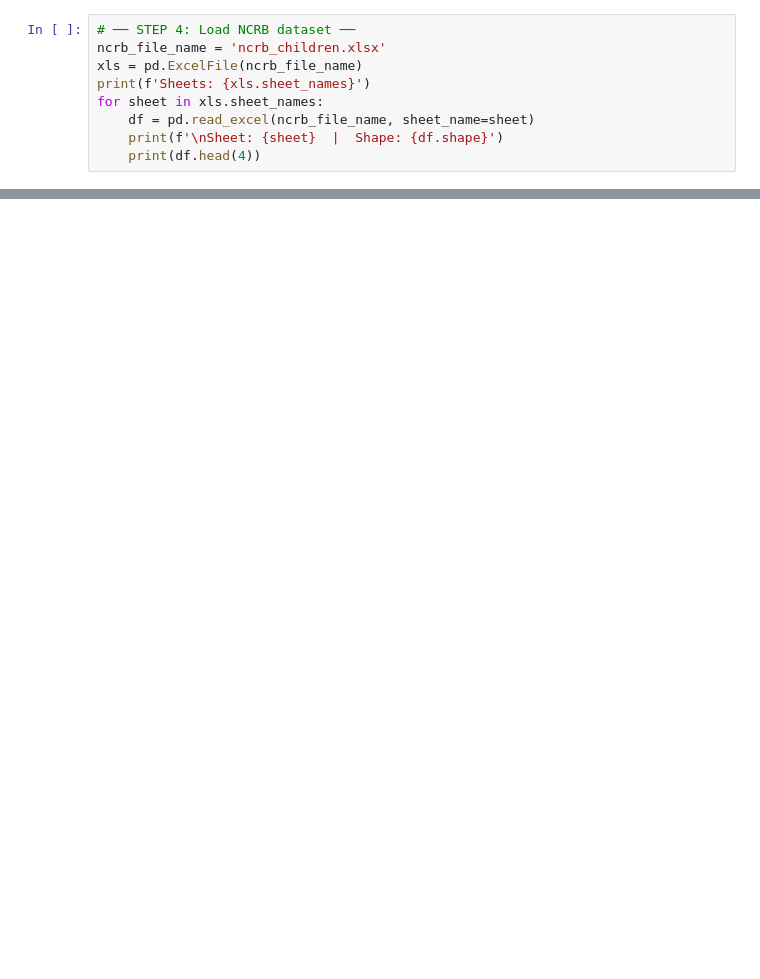
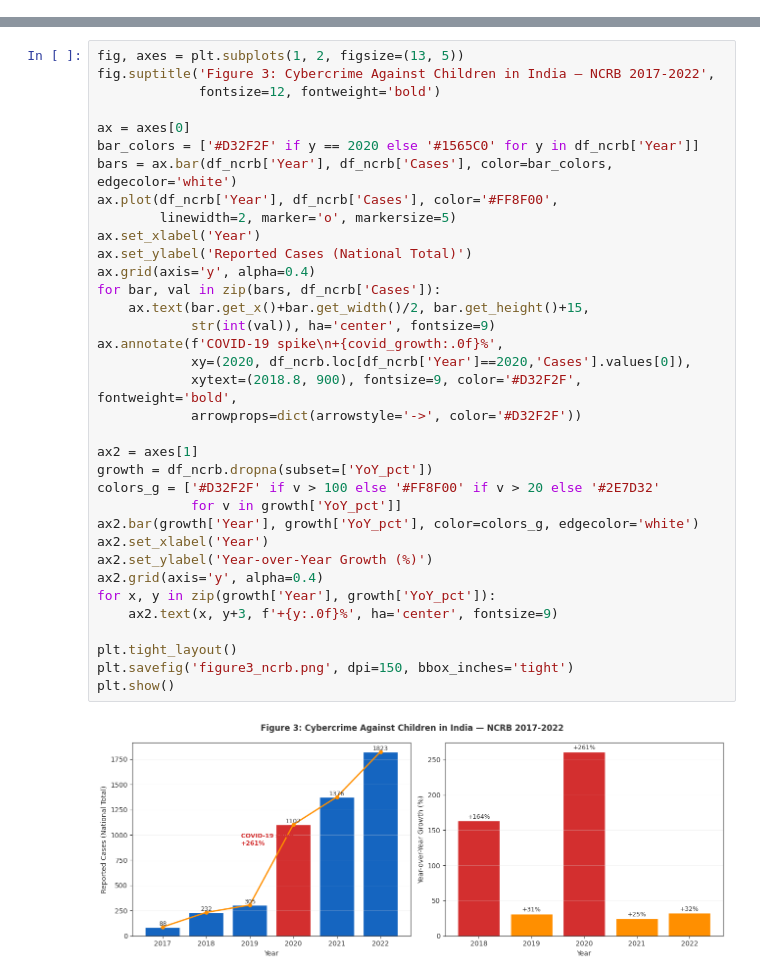
Before and after one commit to abhiprd2000/axiom-os-research, a Jupyter notebook: axiom_data_analysis.ipynb, the cells around one changed output, grey strips where cells are left out. Saved outputs shown, nothing was run; the diff lists cells and outputs as text; blank space fills up the shorter version.

```diff
--- a/axiom_data_analysis.ipynb
+++ b/axiom_data_analysis.ipynb
@@ -453,9 +0,0 @@ KEY FINDING: android 10 has 3 high/critical CVEs vs 3 for android 10 (1.0x more
-# %%
-# ── STEP 4: Load NCRB dataset ──
-ncrb_file_name = 'ncrb_children.xlsx'
-xls = pd.ExcelFile(ncrb_file_name)
-print(f'Sheets: {xls.sheet_names}')
-for sheet in xls.sheet_names:
-    df = pd.read_excel(ncrb_file_name, sheet_name=sheet)
-    print(f'\nSheet: {sheet}  |  Shape: {df.shape}')
-    print(df.head(4))
@@ -835,0 +252,37 @@ STEP 2 — Android Fragmentation (Statcounter, real market data)
+# %%
+fig, axes = plt.subplots(1, 2, figsize=(13, 5))
+fig.suptitle('Figure 3: Cybercrime Against Children in India — NCRB 2017-2022',
+             fontsize=12, fontweight='bold')
+
+ax = axes[0]
+bar_colors = ['#D32F2F' if y == 2020 else '#1565C0' for y in df_ncrb['Year']]
+bars = ax.bar(df_ncrb['Year'], df_ncrb['Cases'], color=bar_colors, edgecolor='white')
+ax.plot(df_ncrb['Year'], df_ncrb['Cases'], color='#FF8F00',
+        linewidth=2, marker='o', markersize=5)
+ax.set_xlabel('Year')
+ax.set_ylabel('Reported Cases (National Total)')
+ax.grid(axis='y', alpha=0.4)
+for bar, val in zip(bars, df_ncrb['Cases']):
+    ax.text(bar.get_x()+bar.get_width()/2, bar.get_height()+15,
+            str(int(val)), ha='center', fontsize=9)
+ax.annotate(f'COVID-19 spike\n+{covid_growth:.0f}%',
+            xy=(2020, df_ncrb.loc[df_ncrb['Year']==2020,'Cases'].values[0]),
+            xytext=(2018.8, 900), fontsize=9, color='#D32F2F', fontweight='bold',
+            arrowprops=dict(arrowstyle='->', color='#D32F2F'))
+
+ax2 = axes[1]
+growth = df_ncrb.dropna(subset=['YoY_pct'])
+colors_g = ['#D32F2F' if v > 100 else '#FF8F00' if v > 20 else '#2E7D32'
+            for v in growth['YoY_pct']]
+ax2.bar(growth['Year'], growth['YoY_pct'], color=colors_g, edgecolor='white')
+ax2.set_xlabel('Year')
+ax2.set_ylabel('Year-over-Year Growth (%)')
+ax2.grid(axis='y', alpha=0.4)
+for x, y in zip(growth['Year'], growth['YoY_pct']):
+    ax2.text(x, y+3, f'+{y:.0f}%', ha='center', fontsize=9)
+
+plt.tight_layout()
+plt.savefig('figure3_ncrb.png', dpi=150, bbox_inches='tight')
+plt.show()
+# %% [output]
+[figure, added]
```
Also changed, not shown: parts of 37 cells of this notebook.
